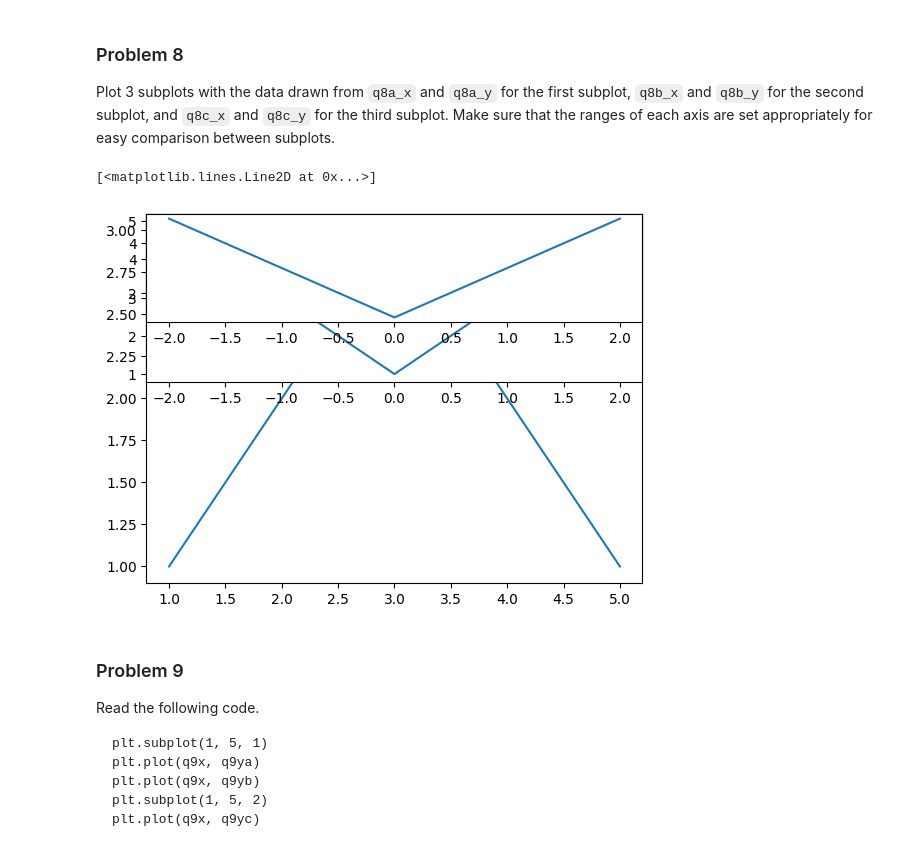
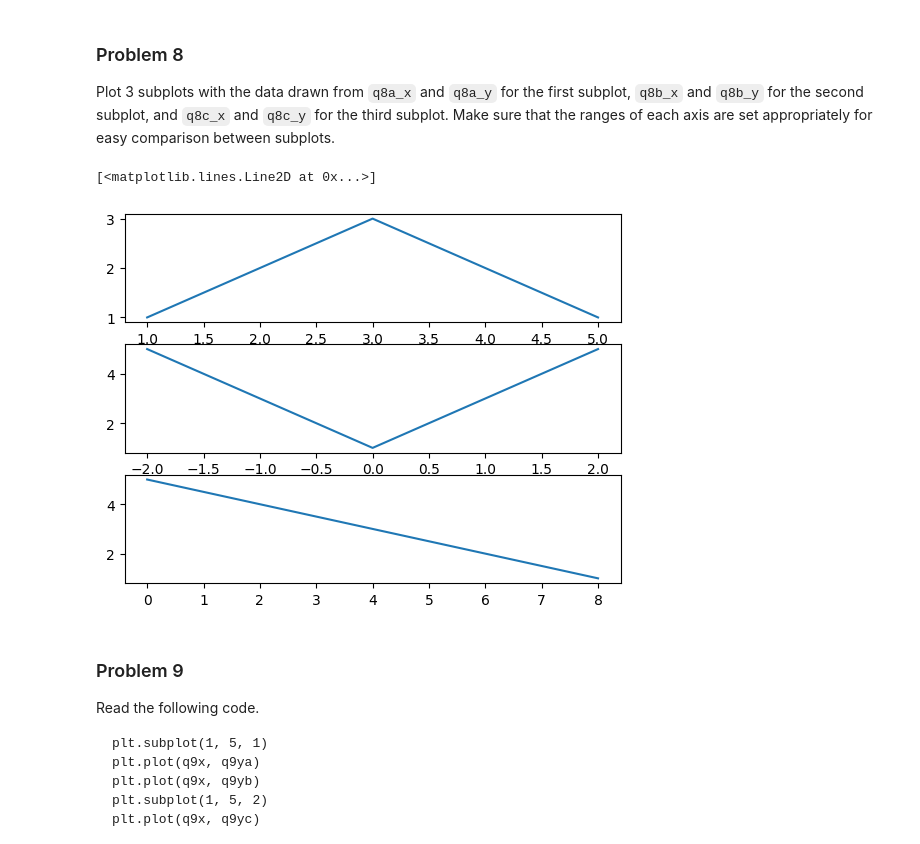
Before and after one commit to ktennant5378/dx602-homework-05, a Jupyter notebook: homework.ipynb, the cells around one changed output. Cells and saved outputs as stored; diff of their text form; code cells hidden in the pictures.

```diff
--- a/homework.ipynb
+++ b/homework.ipynb
@@ -213,18 +223,18 @@ q8c_y = [5, 4, 3, 2, 1]
 # %%
 # YOUR CHANGES HERE
 
 # change ranges
-plt.subplot(1,1,1)
+plt.subplot(3,1,1)
 plt.plot(q8a_x,q8a_y)
 
-plt.subplot(2,1,1)
+plt.subplot(3,1,2)
 plt.plot(q8b_x,q8b_y)
 
-plt.subplot(3,1,1)
-plt.plot(q8b_x,q8b_y)
+plt.subplot(3,1,3)
+plt.plot(q8c_x,q8c_y)
 # %% [output]
 [<matplotlib.lines.Line2D at 0x...>]
-[figure, old version]
+[figure, new version]
 # %% [markdown]
 ### Problem 9
 
```
Also changed, not shown: parts of 3 cells of this notebook.
